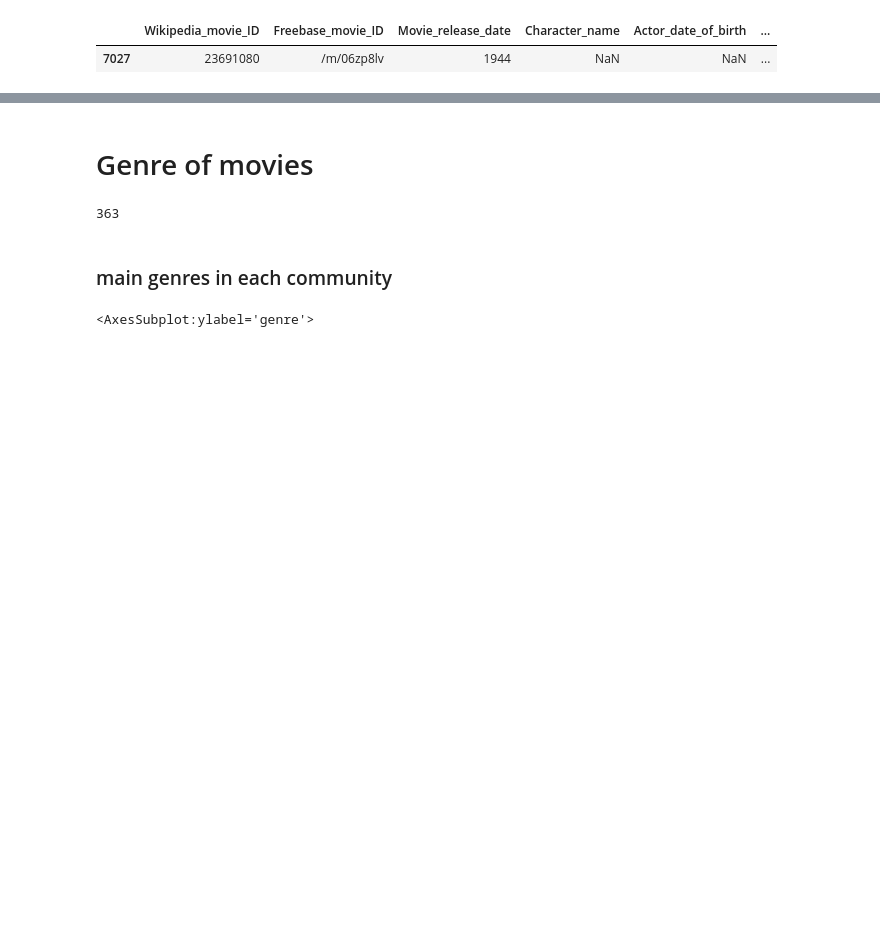
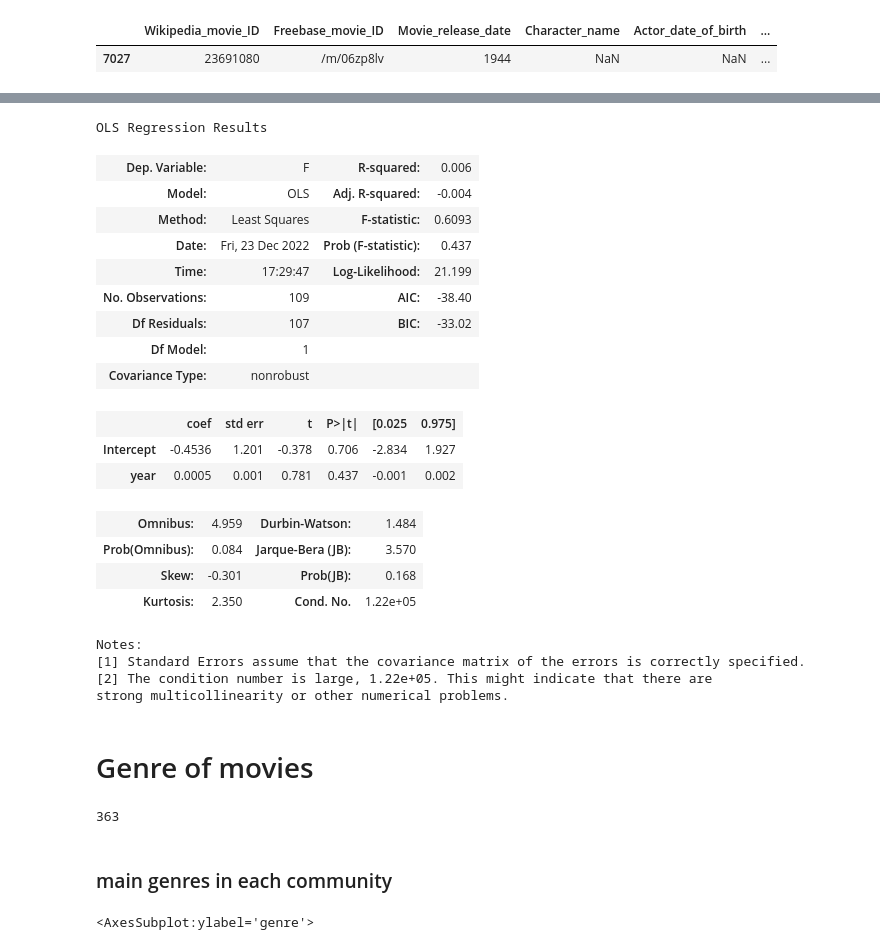
Before and after one commit to epfl-ada/ada-2022-project-addaxx, a Jupyter notebook: exploration.ipynb, the cells around one changed output, grey strips where cells are left out. Drawn from its saved outputs; the diff is of its cells as text; code cells hidden in the pictures; blank space fills up the shorter version.

```diff
--- a/exploration.ipynb
+++ b/exploration.ipynb
@@ -532,0 +600,29 @@ character_metadata[character_metadata['Actor_name'] == 'Trigger']
+# %%
+import statsmodels.formula.api as smf
+gender2 = gender2.reset_index()
+mod = smf.ols(formula='F ~ year', data=gender2)
+np.random.seed(2)
+res = mod.fit()
+res.summary()
+# %% [output]
+OLS Regression Results
+| Dep. Variable: | F | R-squared: | 0.006 |
+| Model: | OLS | Adj. R-squared: | -0.004 |
+| Method: | Least Squares | F-statistic: | 0.6093 |
+| Date: | Fri, 23 Dec 2022 | Prob (F-statistic): | 0.437 |
+| Time: | 17:29:47 | Log-Likelihood: | 21.199 |
+| No. Observations: | 109 | AIC: | -38.40 |
+| Df Residuals: | 107 | BIC: | -33.02 |
+| Df Model: | 1 |  |  |
+| Covariance Type: | nonrobust |  |  |
+|  | coef | std err | t | P>|t| | [0.025 | 0.975] |
+| Intercept | -0.4536 | 1.201 | -0.378 | 0.706 | -2.834 | 1.927 |
+| year | 0.0005 | 0.001 | 0.781 | 0.437 | -0.001 | 0.002 |
+| Omnibus: | 4.959 | Durbin-Watson: | 1.484 |
+| Prob(Omnibus): | 0.084 | Jarque-Bera (JB): | 3.570 |
+| Skew: | -0.301 | Prob(JB): | 0.168 |
+| Kurtosis: | 2.350 | Cond. No. | 1.22e+05 |
+Notes:
+[1] Standard Errors assume that the covariance matrix of the errors is correctly specified.
+[2] The condition number is large, 1.22e+05. This might indicate that there are
+strong multicollinearity or other numerical problems.
```
Also changed, not shown: parts of 8 cells of this notebook.
